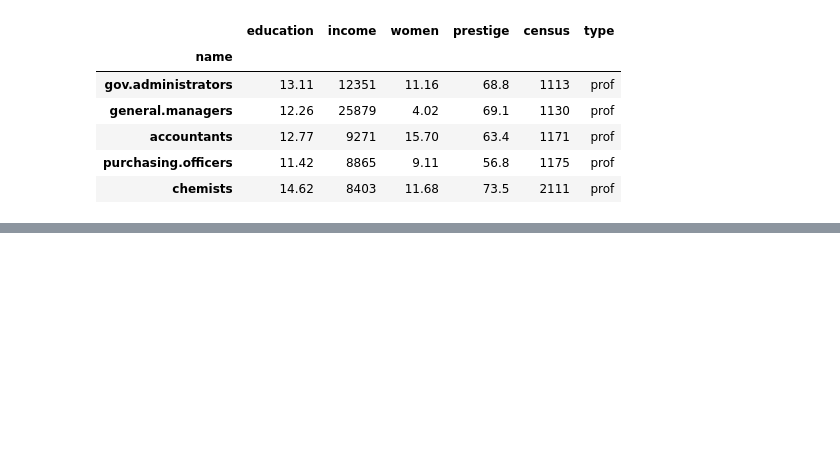
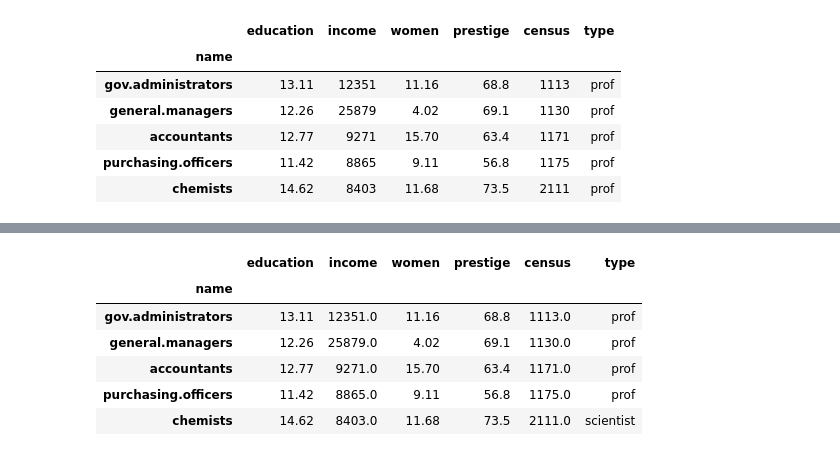
Before and after one commit to Byienio/Pandas_pg, a Jupyter notebook: DataModification.ipynb, the cells around one changed output, grey strips where cells are left out. Cells and saved outputs as stored; diff of their text form; code cells hidden in the pictures; blank space fills up the shorter version.

Commit message:
adding, removing rows. Modifying data

```diff
--- a/DataModification.ipynb
+++ b/DataModification.ipynb
@@ -60,0 +64,3 @@ professionsOriginal.head()
+# %%
+professions = pd.read_csv('data/data/Prestige.csv', index_col='name')
+professions.head()
@@ -60,0 +75,11 @@ professionsOriginal.head()
+# %%
+professions.loc['chemists','type'] = 'scientist'
+professions.head()
+# %% [output]
+|  | education | income | women | prestige | census | type |
+| name |  |  |  |  |  |  |
+| gov.administrators | 13.11 | 12351.0 | 11.16 | 68.8 | 1113.0 | prof |
+| general.managers | 12.26 | 25879.0 | 4.02 | 69.1 | 1130.0 | prof |
+| accountants | 12.77 | 9271.0 | 15.70 | 63.4 | 1171.0 | prof |
+| purchasing.officers | 11.42 | 8865.0 | 9.11 | 56.8 | 1175.0 | prof |
+| chemists | 14.62 | 8403.0 | 11.68 | 73.5 | 2111.0 | scientist |
```
Also changed, not shown: parts of 15 cells of this notebook.
